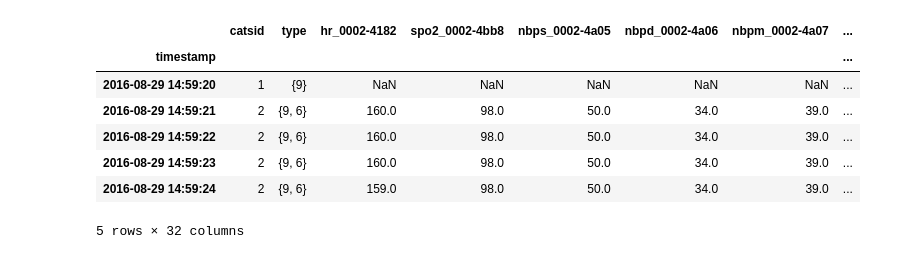
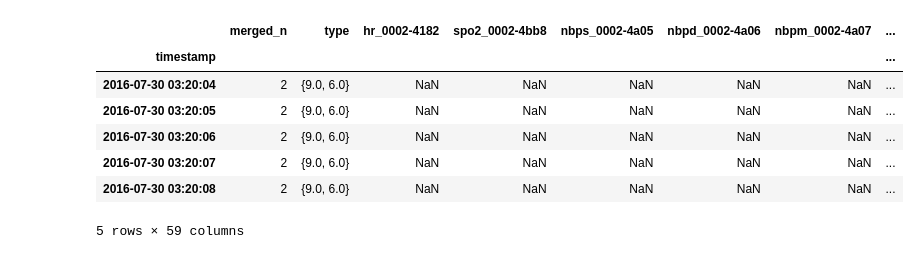
Before and after one commit to TomMonks/cats-time-series, a Jupyter notebook: test_input.ipynb, the cells around one changed output. Saved outputs shown, nothing was run; the diff lists cells and outputs as text; code cells hidden in the pictures.

```diff
--- a/test_input.ipynb
+++ b/test_input.ipynb
@@ -14,18 +14,20 @@ files = read_trip_file_names('/home/tom/Documents/code/cats_data')
 #1 - multiple measures okay (might have different fields from others...)
 #5 - lots of missing data
 #6-  HR only
+#25 - a nice example
+#32 contains 'invalid date'
 
-ct = CleanTrip(files[25])
+ct = CleanTrip(files[75])
 # %%
 ct.clean()
 # %%
-ct.time_series.head()
+ct.time_series.tail()
 # %% [output]
-|  | catsid | type | hr_0002-4182 | spo2_0002-4bb8 | nbps_0002-4a05 | nbpd_0002-4a06 | nbpm_0002-4a07 | ... |
+|  | merged_n | type | hr_0002-4182 | spo2_0002-4bb8 | nbps_0002-4a05 | nbpd_0002-4a06 | nbpm_0002-4a07 | ... |
 | timestamp |  |  |  |  |  |  |  | ... |
-| 2016-08-29 14:59:20 | 1 | {9} | NaN | NaN | NaN | NaN | NaN | ... |
-| 2016-08-29 14:59:21 | 2 | {9, 6} | 160.0 | 98.0 | 50.0 | 34.0 | 39.0 | ... |
-| 2016-08-29 14:59:22 | 2 | {9, 6} | 160.0 | 98.0 | 50.0 | 34.0 | 39.0 | ... |
-| 2016-08-29 14:59:23 | 2 | {9, 6} | 160.0 | 98.0 | 50.0 | 34.0 | 39.0 | ... |
-| 2016-08-29 14:59:24 | 2 | {9, 6} | 159.0 | 98.0 | 50.0 | 34.0 | 39.0 | ... |
+| 2016-07-30 03:20:04 | 2 | {9.0, 6.0} | NaN | NaN | NaN | NaN | NaN | ... |
+| 2016-07-30 03:20:05 | 2 | {9.0, 6.0} | NaN | NaN | NaN | NaN | NaN | ... |
+| 2016-07-30 03:20:06 | 2 | {9.0, 6.0} | NaN | NaN | NaN | NaN | NaN | ... |
+| 2016-07-30 03:20:07 | 2 | {9.0, 6.0} | NaN | NaN | NaN | NaN | NaN | ... |
+| 2016-07-30 03:20:08 | 2 | {9.0, 6.0} | NaN | NaN | NaN | NaN | NaN | ... |
-5 rows × 32 columns
+5 rows × 59 columns
```
Also changed, not shown: parts of 6 cells of this notebook, 2 other files.
